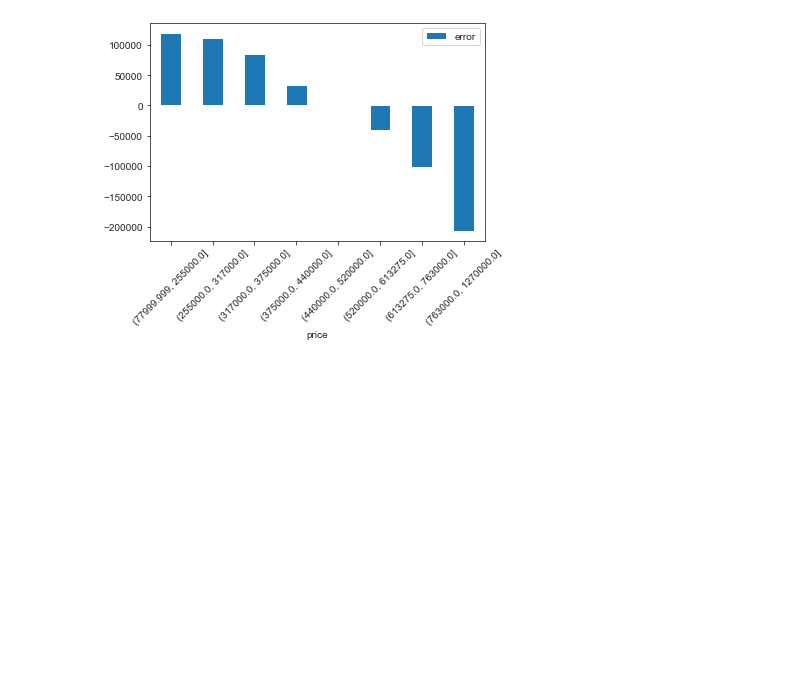
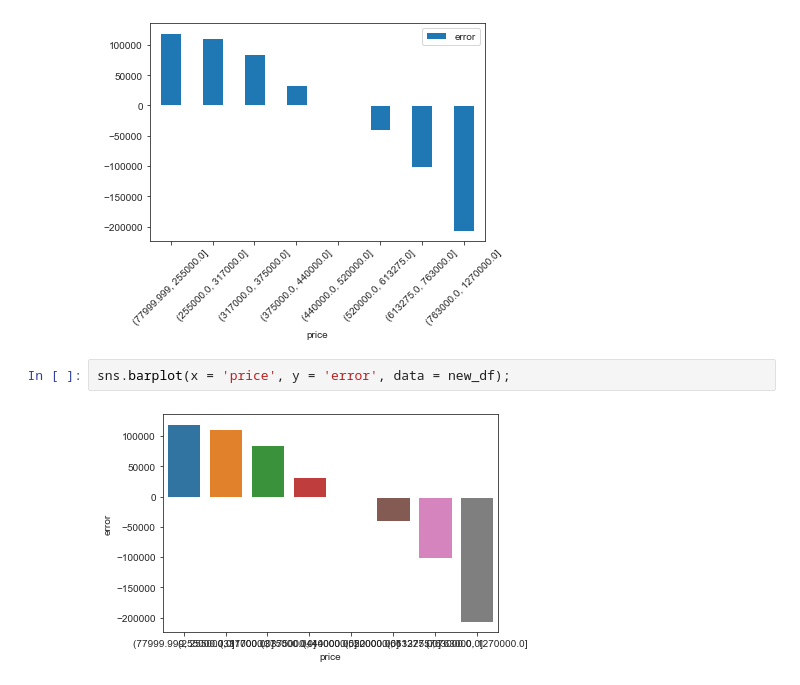
Before and after one commit to gkwarner/bsc-phase-two-project, a Jupyter notebook: notebooks/exploratory/Jordan/workspace.ipynb, the cells around one changed output. Cells and saved outputs as stored; diff of their text form; blank space fills up the shorter version.

```diff
--- a/notebooks/exploratory/Jordan/workspace.ipynb
+++ b/notebooks/exploratory/Jordan/workspace.ipynb
@@ -500,3 +500,7 @@ new_df = pd.DataFrame(new_df).reset_index()
 new_df.plot.bar(x = 'price', y = 'error', rot = 45);
 # %% [output]
 [figure]
+# %%
+sns.barplot(x = 'price', y = 'error', data = new_df);
+# %% [output]
+[figure, added]
```
